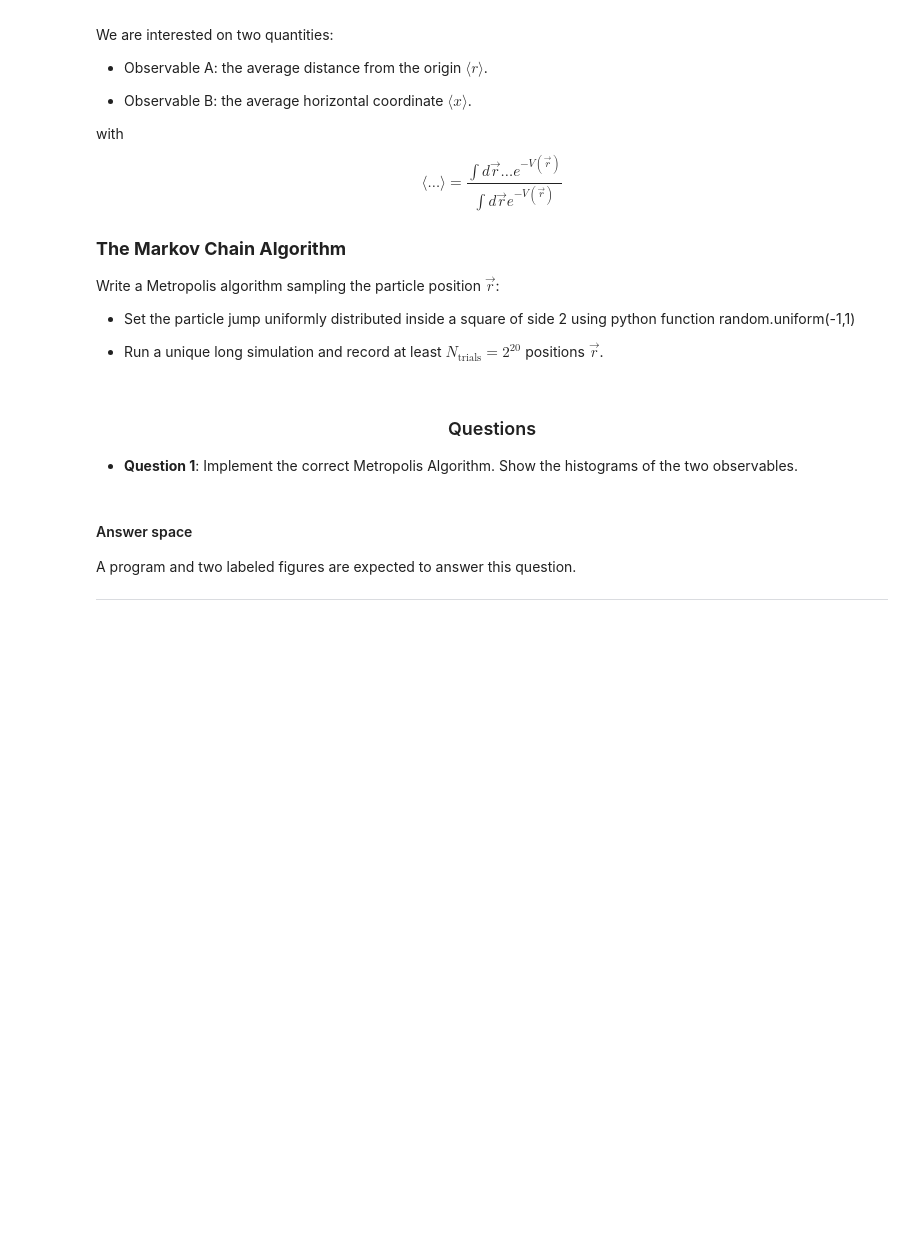
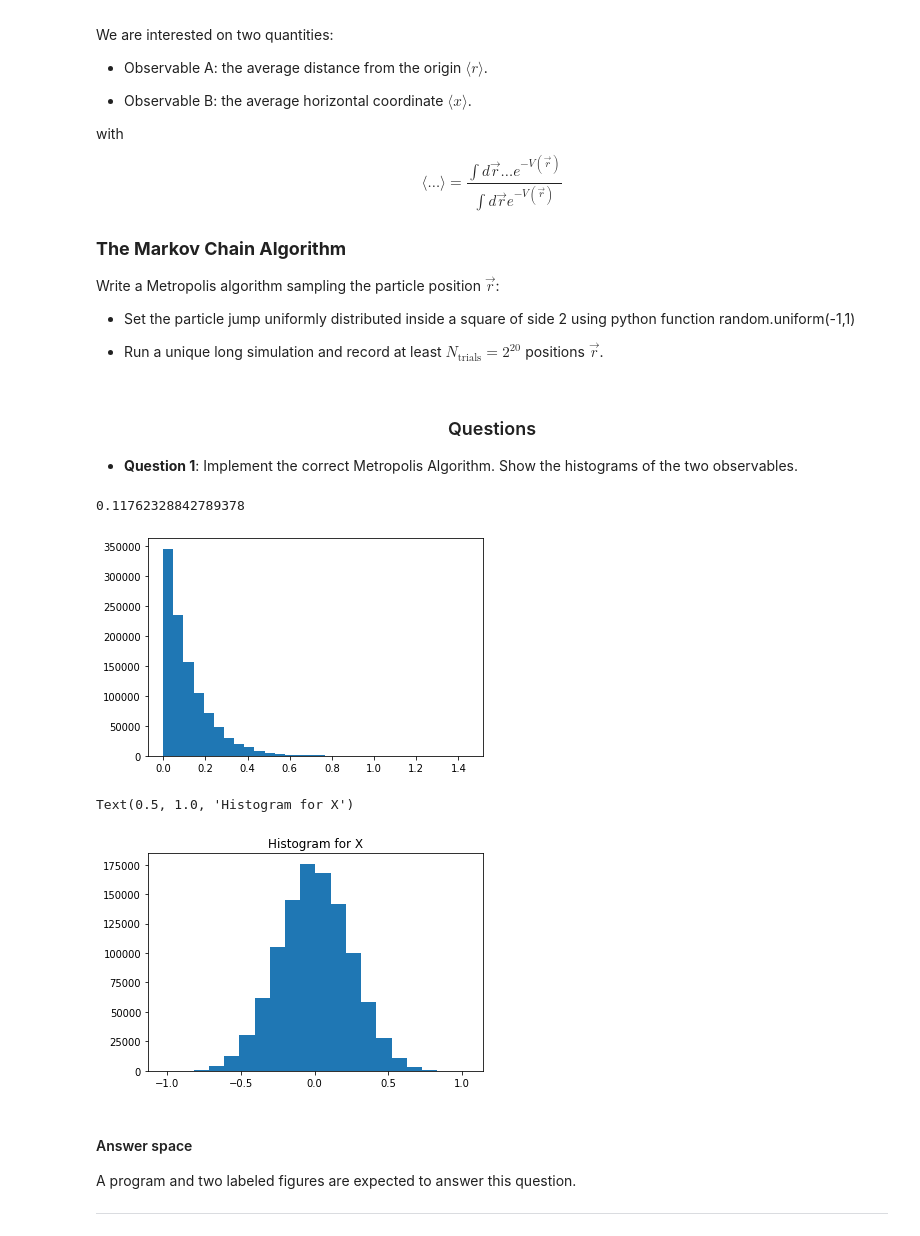
Before and after one commit to NicolasZucker/NicolasZucker, a Jupyter notebook: HW1VF.ipynb, the cells around one changed output. Cells and saved outputs as stored; diff of their text form; code cells hidden in the pictures; blank space fills up the shorter version.

```diff
--- a/HW1VF.ipynb
+++ b/HW1VF.ipynb
@@ -40,6 +40,43 @@ Write a Metropolis algorithm sampling the particle position $\vec{r}$:
 ### <center> Questions</center>
 
 * **Question 1**: Implement the correct Metropolis Algorithm. Show the histograms of the two observables.
+# %%
+# weight for even and odd cells
+def weight(x,y):
+  r2=x*x+y*y;
+  return np.exp(-r2*r2-8*r2)
+
+L=[0];
+Xl=[0]
+nrep=2**20;
+x=0;
+y=0;
+
+for k in range(nrep):
+    dx=np.random.uniform(-1,1);
+    dy=np.random.uniform(-1,1);
+    Pacc=min(1, weight(x+dx,y+dy) / weight(x,y))
+    a=np.random.uniform(0,1);
+    if a<Pacc :
+      x=x+dx;
+      y=y+dy;
+    L.append(x*x+y*y);
+    Xl.append(x)
+
+print(np.mean(L))
+
+plt.hist(L,bins=30)
+plt.show()
+plt.title("Hist of r")
+
+plt.hist(Xl,bins=20)
+
+plt.title("Histogram for X")
+# %% [output]
+0.11762328842789378
+[figure, added]
+Text(0.5, 1.0, 'Histogram for X')
+[figure, added]
 # %% [markdown]
 #### Answer space
 
```
Also changed, not shown: parts of 3 cells of this notebook.
